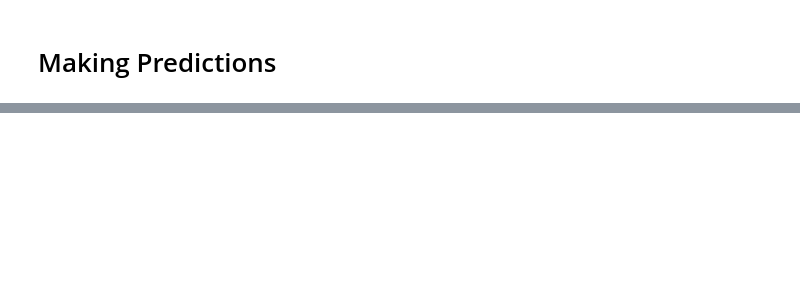
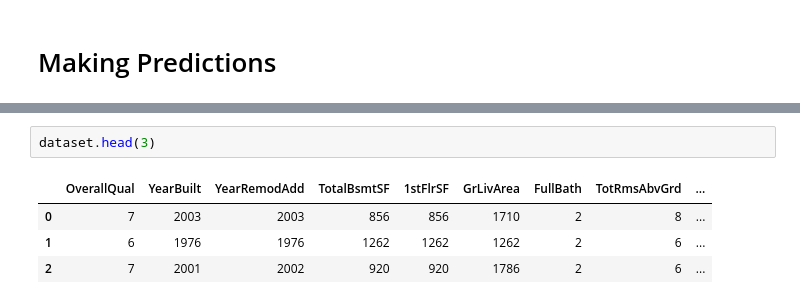
Before and after one commit to urfanamillatina/Property_Price_Prediction, a Jupyter notebook: Property Price Prediction.ipynb, the cells around one changed output, grey strips where cells are left out. Saved outputs shown, nothing was run; the diff lists cells and outputs as text; blank space fills up the shorter version.

```diff
--- a/Property Price Prediction.ipynb
+++ b/Property Price Prediction.ipynb
@@ -380,0 +372,7 @@ models.sort_values(by = "RMSE")
+# %%
+dataset.head(3)
+# %% [output]
+|  | OverallQual | YearBuilt | YearRemodAdd | TotalBsmtSF | 1stFlrSF | GrLivArea | FullBath | TotRmsAbvGrd | ... |
+| 0 | 7 | 2003 | 2003 | 856 | 856 | 1710 | 2 | 8 | ... |
+| 1 | 6 | 1976 | 1976 | 1262 | 1262 | 1262 | 2 | 6 | ... |
+| 2 | 7 | 2001 | 2002 | 920 | 920 | 1786 | 2 | 6 | ... |
```
Also changed, not shown: parts of 13 cells of this notebook, 2 other files.
